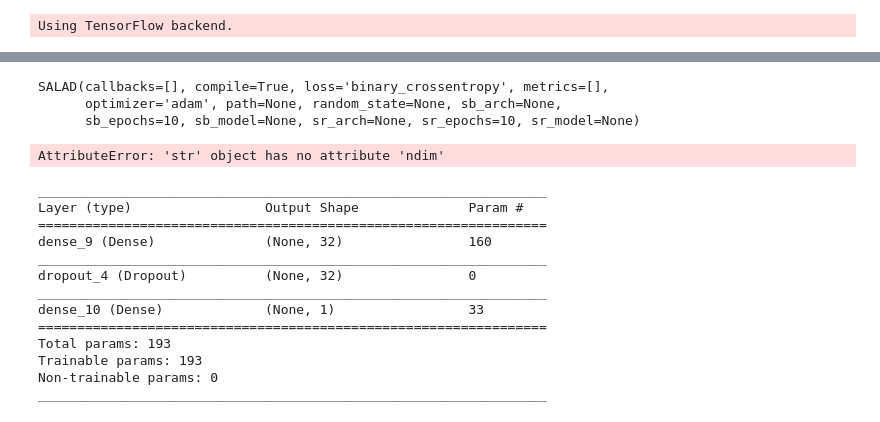
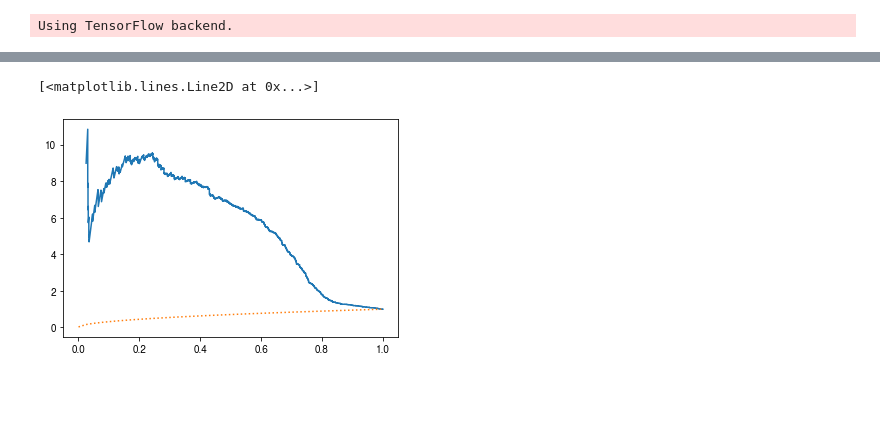
Before and after one commit to luclepot/anomaly_detection_models, a Jupyter notebook: test.ipynb, the cells around one changed output, grey strips where cells are left out. Saved outputs shown, nothing was run; the diff lists cells and outputs as text; code cells hidden in the pictures; blank space fills up the shorter version.

```diff
--- a/test.ipynb
+++ b/test.ipynb
@@ -16,14 +116,5 @@ data, sim, signal = add_vars(lhco['pythia_qcd']), add_vars(lhco['herwig_qcd']),
+# %%
+yhat_test_sr = s.predict(x_test[(x_test[:,0] < 3.7) & (x_test[:,0] > 3.3)])
+y_true_test_sr = y_true_test[(x_test[:,0] < 3.7) & (x_test[:,0] > 3.3)]
 # %%
 %run models.py
-# %%
-s = SALAD()
-
-s
-# %% [output]
-SALAD(callbacks=[], compile=True, loss='binary_crossentropy', metrics=[],
-      optimizer='adam', path=None, random_state=None, sb_arch=None,
-      sb_epochs=10, sb_model=None, sr_arch=None, sr_epochs=10, sr_model=None)
-# %%
-model.fit(x='str', y='dsf')
-# %% [output]
-AttributeError: 'str' object has no attribute 'ndim'
@@ -41,22 +120,0 @@ class test():
-# %%
-model = keras.models.Sequential()
-model.add(keras.layers.Dense(32, input_shape=(4,), activation='relu'))
-model.add(keras.layers.Dropout(0.1))
-model.add(keras.layers.Dense(1, activation='sigmoid'))
-model.summary()
-
-model.compile(loss='binary_crossentropy', optimizer='adam')
-# %% [output]
-_________________________________________________________________
-Layer (type)                 Output Shape              Param #
-=================================================================
-dense_9 (Dense)              (None, 32)                160
-_________________________________________________________________
-dropout_4 (Dropout)          (None, 32)                0
-_________________________________________________________________
-dense_10 (Dense)             (None, 1)                 33
-=================================================================
-Total params: 193
-Trainable params: 193
-Non-trainable params: 0
-_________________________________________________________________
@@ -72,0 +123,9 @@ x_train, x_test, y_train, y_test, y_true_train, y_true_test = train_test_split(x
+# %%
+from sklearn.metrics import roc_curve
+
+fpr,tpr,thresh = roc_curve(y_true_test_sr, yhat_test_sr)
+plt.plot(tpr, tpr/np.sqrt(fpr))
+plt.plot(tpr, tpr/np.sqrt(tpr), ls=':')
+# %% [output]
+[<matplotlib.lines.Line2D at 0x...>]
+[figure, added]
```
Also changed, not shown: parts of 17 cells of this notebook, 1 other file.
